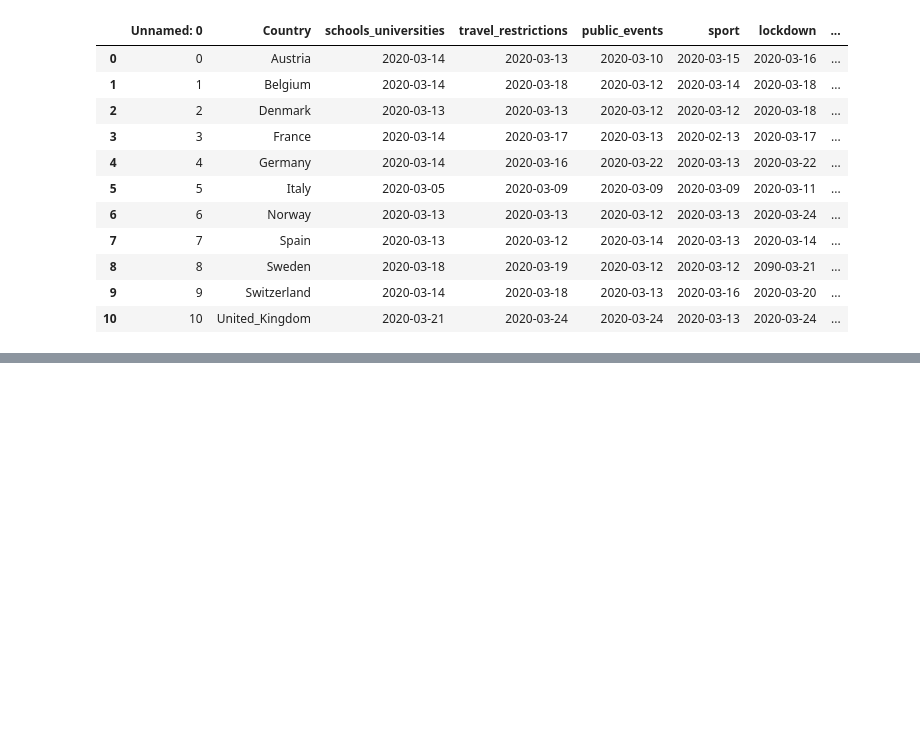
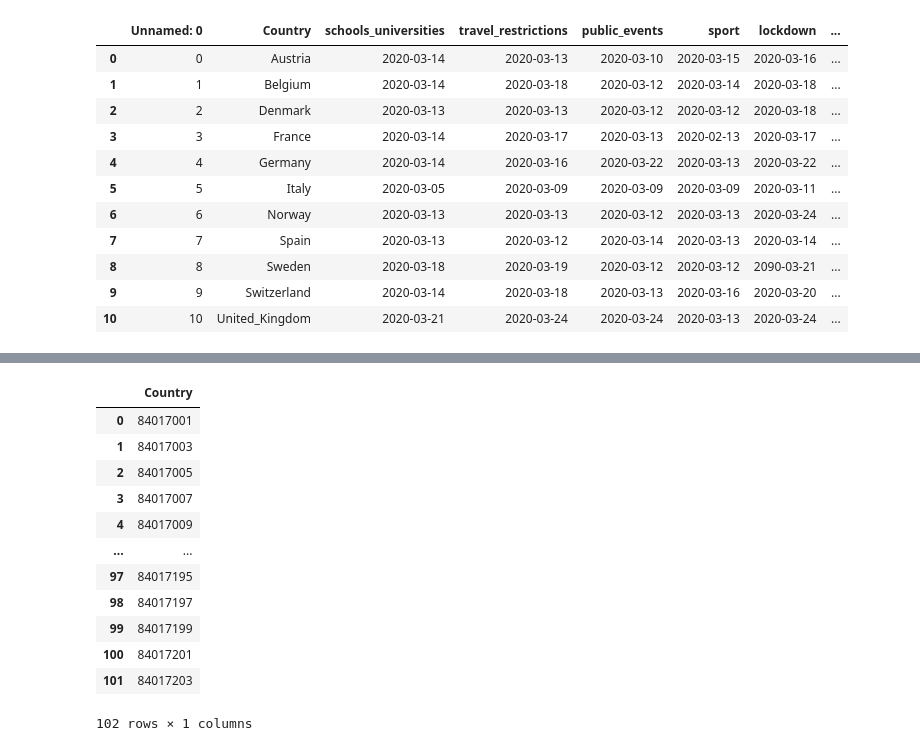
Before and after one commit to uc-cdis/covid19model, a Jupyter notebook: Python/notebooks/scratchSpace.ipynb, the cells around one changed output, grey strips where cells are left out. Saved outputs shown, nothing was run; the diff lists cells and outputs as text; code cells hidden in the pictures; blank space fills up the shorter version.

```diff
--- a/Python/notebooks/scratchSpace.ipynb
+++ b/Python/notebooks/scratchSpace.ipynb
@@ -641,0 +740,18 @@ theirCovariates
+# %%
+# counties correspond to countries
+ourCovariates = pd.DataFrame(ILCaseAndMortality["CountyID"].unique(), columns=["Country"])
+ourCovariates
+# %% [output]
+|  | Country |
+| 0 | 84017001 |
+| 1 | 84017003 |
+| 2 | 84017005 |
+| 3 | 84017007 |
+| 4 | 84017009 |
+| ... | ... |
+| 97 | 84017195 |
+| 98 | 84017197 |
+| 99 | 84017199 |
+| 100 | 84017201 |
+| 101 | 84017203 |
+102 rows × 1 columns
```
Also changed, not shown: parts of 8 cells of this notebook, 5 other files.
